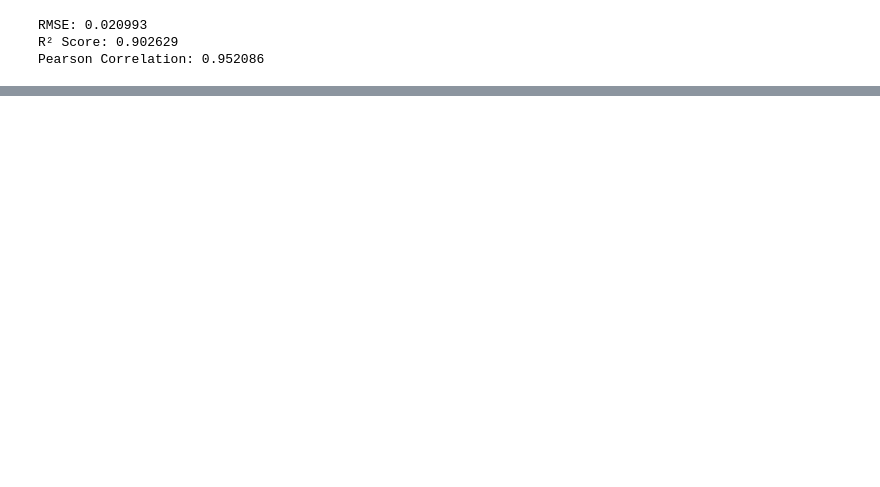
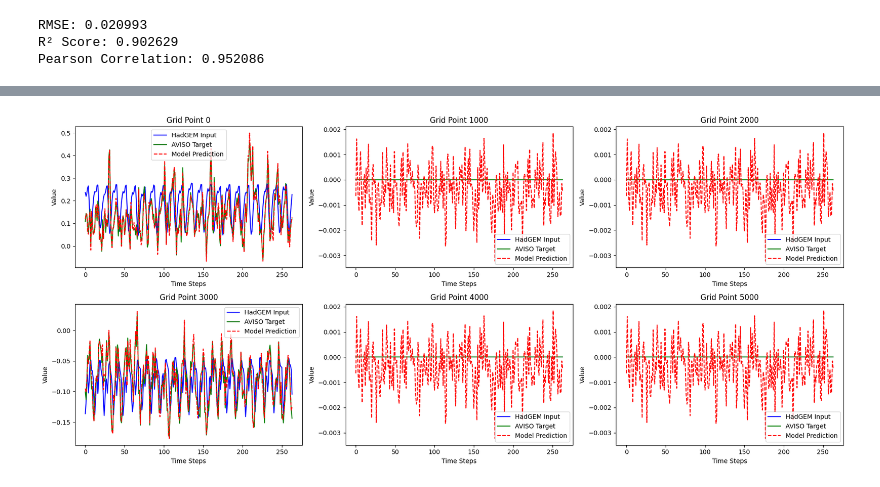
Before and after one commit to arshmehar/ssh_Indian_Ocean, a Jupyter notebook: patchtst_test.ipynb, the cells around one changed output, grey strips where cells are left out. Cells and saved outputs as stored; diff of their text form; code cells hidden in the pictures; blank space fills up the shorter version.

```diff
--- a/patchtst_test.ipynb
+++ b/patchtst_test.ipynb
@@ -850,0 +841,33 @@ for idx in grid_points_to_plot:
+# %%
+X_te = X_test_tensor.cpu().numpy()
+y_te = y_test_tensor.cpu().numpy()
+# %%
+import matplotlib.pyplot as plt
+import numpy as np
+
+grid_indices = [0, 1000, 2000, 3000, 4000, 5000]
+
+
+fig, axs = plt.subplots(2, 3, figsize=(18, 8))
+axs = axs.flatten()
+
+for i, idx in enumerate(grid_indices):
+    ax = axs[i]
+
+    hadgem_series = X_te[idx, 0]
+    aviso_series = y_te[idx, 0]
+    pred_series = y_pred[idx]
+
+    ax.plot(hadgem_series, label="HadGEM Input", color="blue")
+    ax.plot(aviso_series, label="AVISO Target", color="green")
+    ax.plot(pred_series, label="Model Prediction", linestyle='--', color="red")
+
+    ax.set_title(f"Grid Point {idx}")
+    ax.set_xlabel("Time Steps")
+    ax.set_ylabel("Value")
+    ax.legend()
+
+plt.tight_layout()
+plt.show()
+# %% [output]
+[figure, added]
```
Also changed, not shown: parts of 6 cells of this notebook.
